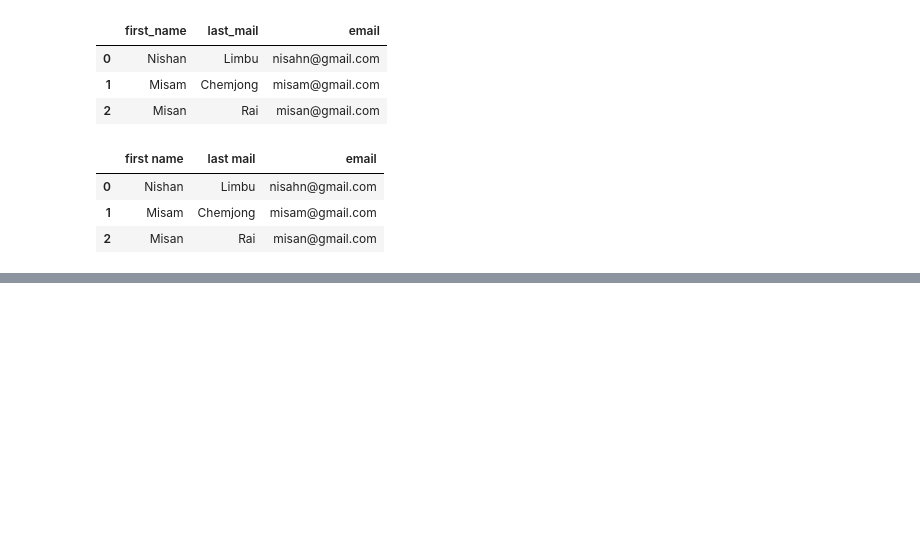
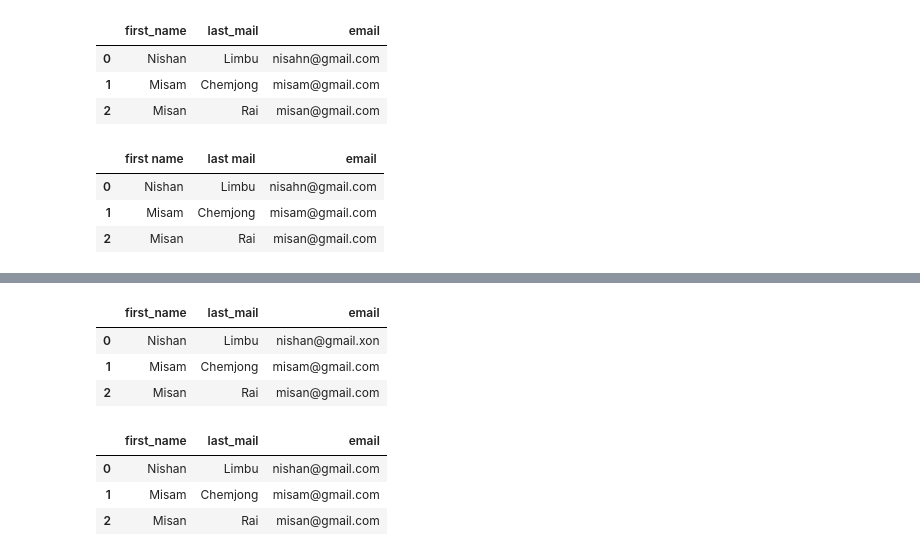
Before and after one commit to nishanlimbuchemjong/Pandas-for-AI-ML, a Jupyter notebook: Pandas_for_AI_&_ML.ipynb, the cells around one changed output, grey strips where cells are left out. Cells and saved outputs as stored; diff of their text form; code cells hidden in the pictures; blank space fills up the shorter version.

Commit message:
Updated the row using .loc and .at

```diff
--- a/Pandas_for_AI_&_ML.ipynb
+++ b/Pandas_for_AI_&_ML.ipynb
@@ -644,2 +644,20 @@ df
 | 1 | Misam | Chemjong | misam@gmail.com |
 | 2 | Misan | Rai | misan@gmail.com |
+# %%
+# updating the first_name and email only using loc
+df.loc[0, ['first_name', 'email']] = ['Nishan', 'nishan@gmail.xon']
+df
+# %% [output]
+|  | first_name | last_mail | email |
+| 0 | Nishan | Limbu | nishan@gmail.xon |
+| 1 | Misam | Chemjong | misam@gmail.com |
+| 2 | Misan | Rai | misan@gmail.com |
+# %%
+# updating rows using at
+df.at[0, 'email'] = 'nishan@gmail.com'
+df
+# %% [output]
+|  | first_name | last_mail | email |
+| 0 | Nishan | Limbu | nishan@gmail.com |
+| 1 | Misam | Chemjong | misam@gmail.com |
+| 2 | Misan | Rai | misan@gmail.com |
```
Also changed, not shown: parts of 1 cell of this notebook.
